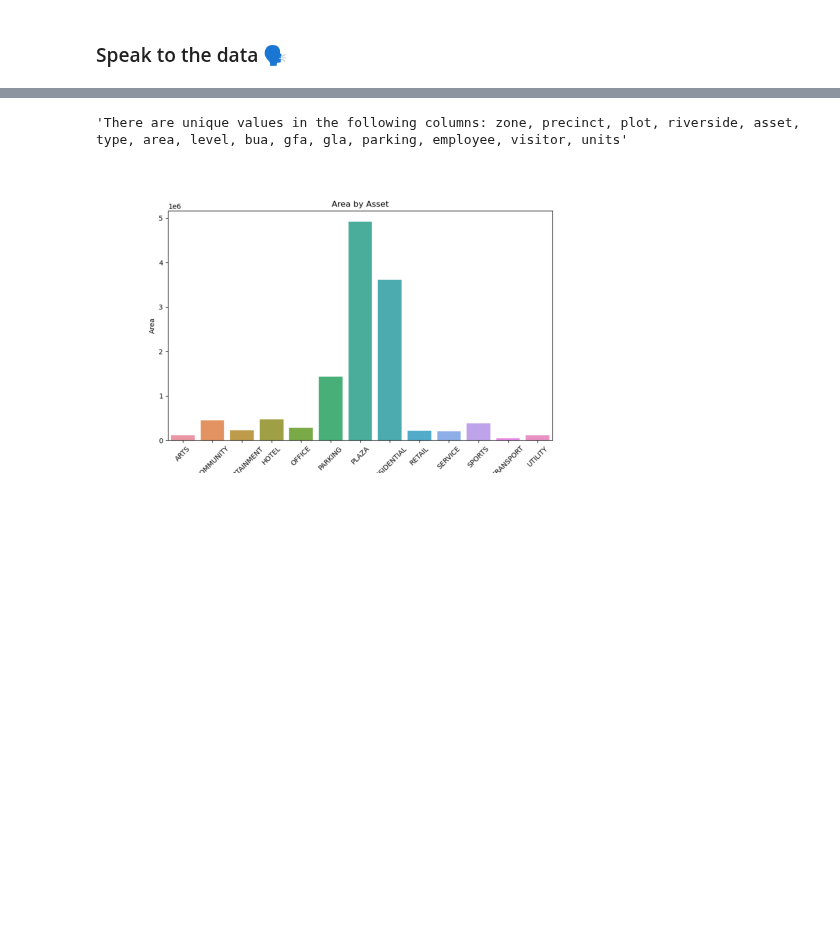
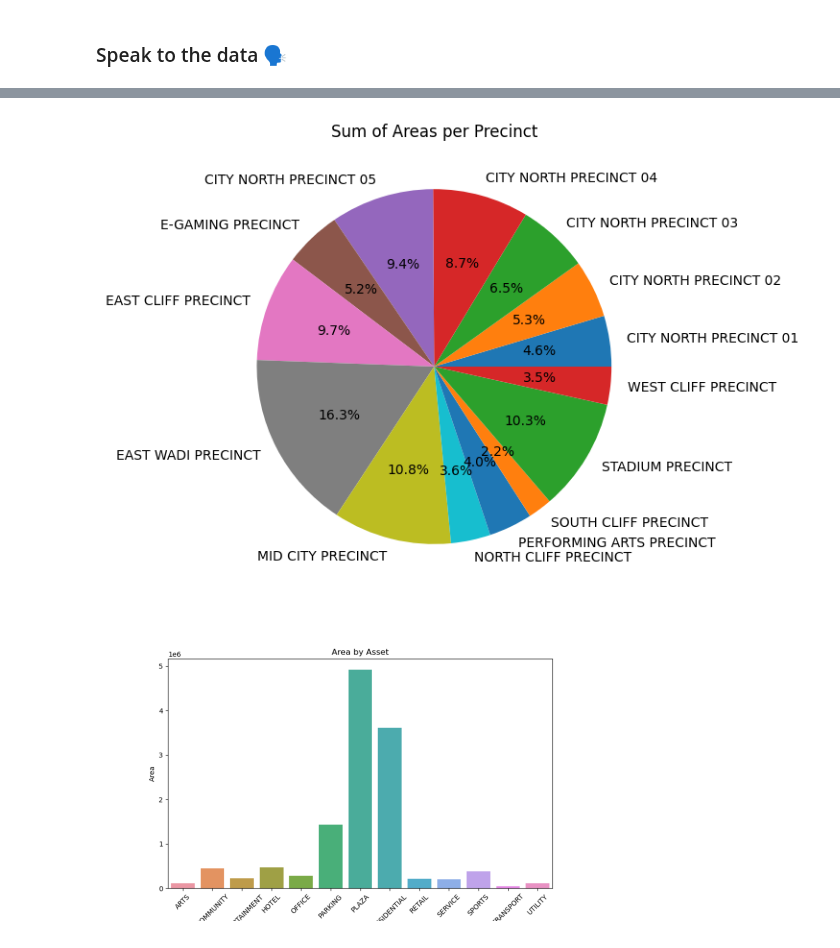
Before and after one commit to hramzan01/project_zero, a Jupyter notebook: nb_pandas_ai.ipynb, the cells around one changed output, grey strips where cells are left out. Drawn from its saved outputs; the diff is of its cells as text; code cells hidden in the pictures; blank space fills up the shorter version.

```diff
--- a/nb_pandas_ai.ipynb
+++ b/nb_pandas_ai.ipynb
@@ -51,7 +38,7 @@ data.chat('plot in a bar chart the areas of each asset')
 # %%
-data.chat('is there anything uniques about this dataset')
+data.chat('give me a pie chart of the sum of areas per precinct')
 # %% [output]
-'There are unique values in the following columns: zone, precinct, plot, riverside, asset, type, area, level, bua, gfa, gla, parking, employee, visitor, units'
+[figure, added]
 # %%
 data.chat('plot heatmap of different areas by asset')
 # %% [output]
```
Also changed, not shown: parts of 4 cells of this notebook, 3 other files.
